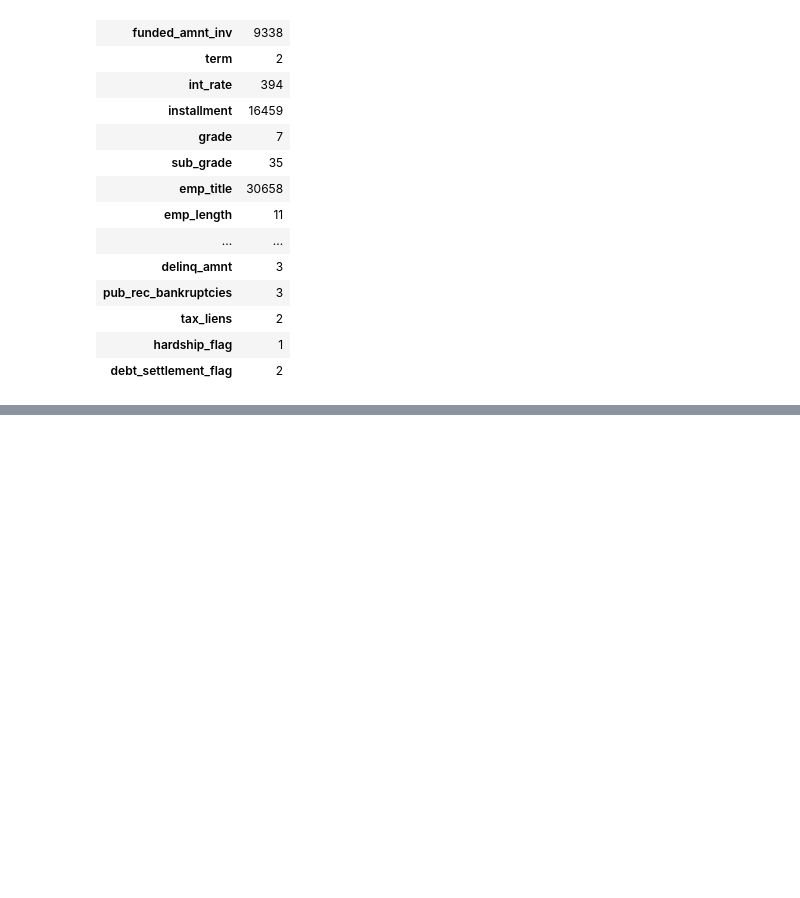
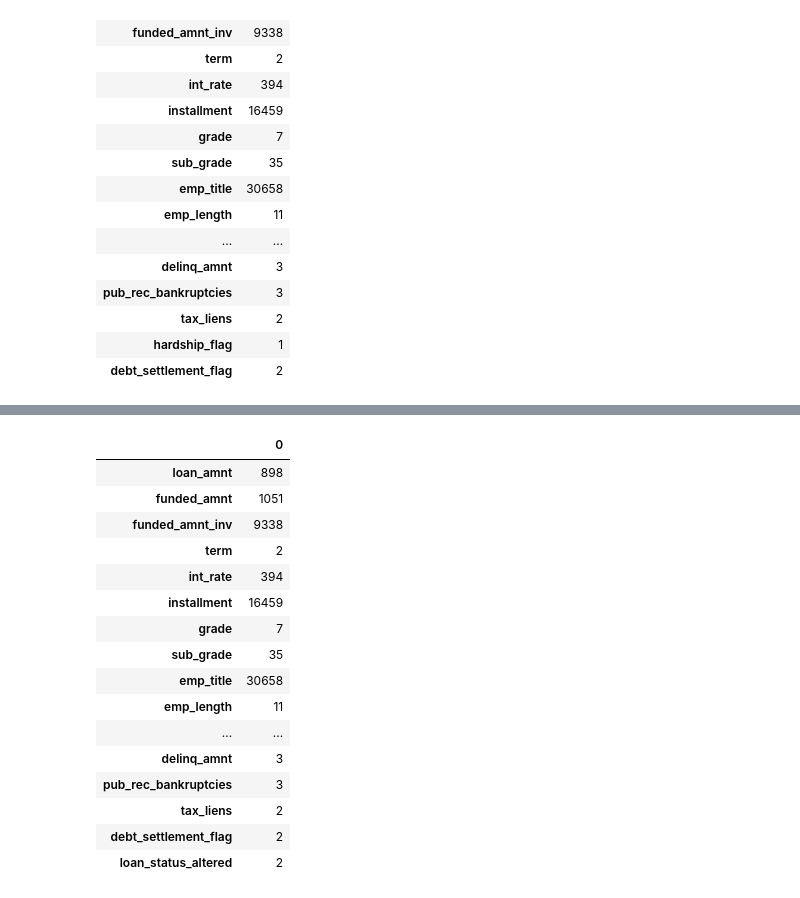
Before and after one commit to shashikumar2010s/AT-T, a Jupyter notebook: EDA.ipynb, the cells around one changed output, grey strips where cells are left out. Cells and saved outputs as stored; diff of their text form; code cells hidden in the pictures; blank space fills up the shorter version.

```diff
--- a/EDA.ipynb
+++ b/EDA.ipynb
@@ -146,3 +162,7 @@ Name: loan_status_altered, dtype: int64
 | 2 | 2400.0 | 2400.0 | 2400.0 | 36 months | 15.96% | 84.33 | C | C5 | ... |
 | 3 | 10000.0 | 10000.0 | 10000.0 | 36 months | 13.49% | 339.31 | C | C1 | ... |
 | 4 | 3000.0 | 3000.0 | 3000.0 | 60 months | 12.69% | 67.79 | B | B5 | ... |
+# %%
+loan_stat_df = loan_stat_df.drop(columns=['pymnt_plan', 'initial_list_status','initial_list_status','out_prncp','out_prncp_inv','collections_12_mths_ex_med','policy_code','application_type','chargeoff_within_12_mths','hardship_flag'])
+print(f"shape of dataframe after dropping single valued columns: {loan_stat_df.shape}")
+loan_stat_df.head()
@@ -148,0 +177,20 @@ Name: loan_status_altered, dtype: int64
+# %%
+loan_stat_df.nunique().to_frame()
+# %% [output]
+|  | 0 |
+| loan_amnt | 898 |
+| funded_amnt | 1051 |
+| funded_amnt_inv | 9338 |
+| term | 2 |
+| int_rate | 394 |
+| installment | 16459 |
+| grade | 7 |
+| sub_grade | 35 |
+| emp_title | 30658 |
+| emp_length | 11 |
+| ... | ... |
+| delinq_amnt | 3 |
+| pub_rec_bankruptcies | 3 |
+| tax_liens | 2 |
+| debt_settlement_flag | 2 |
+| loan_status_altered | 2 |
```
Also changed, not shown: parts of 13 cells of this notebook.
